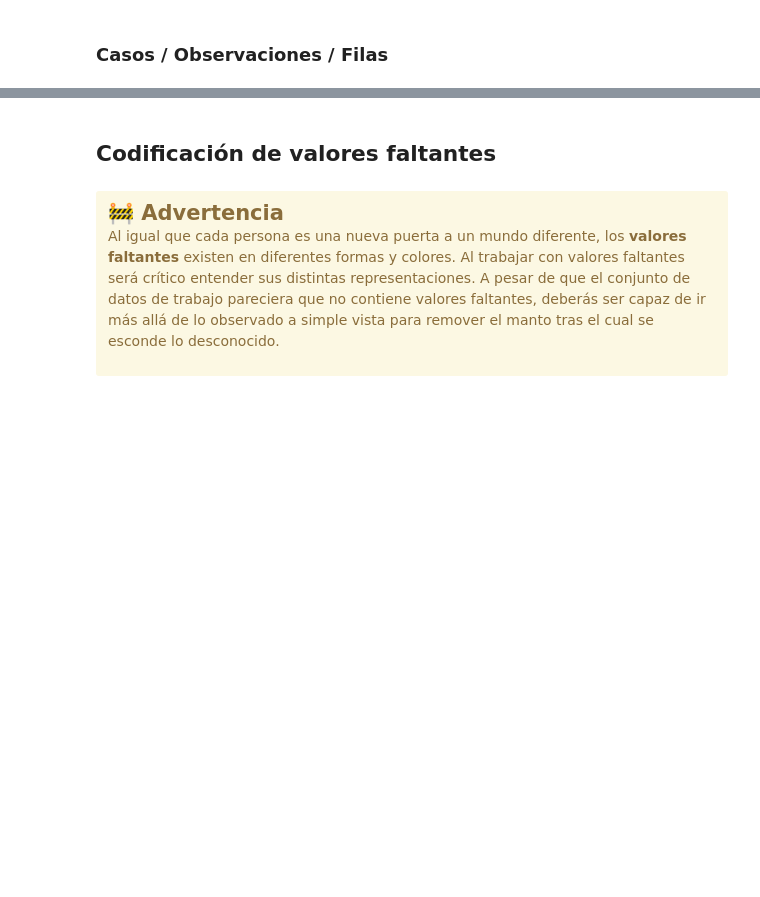
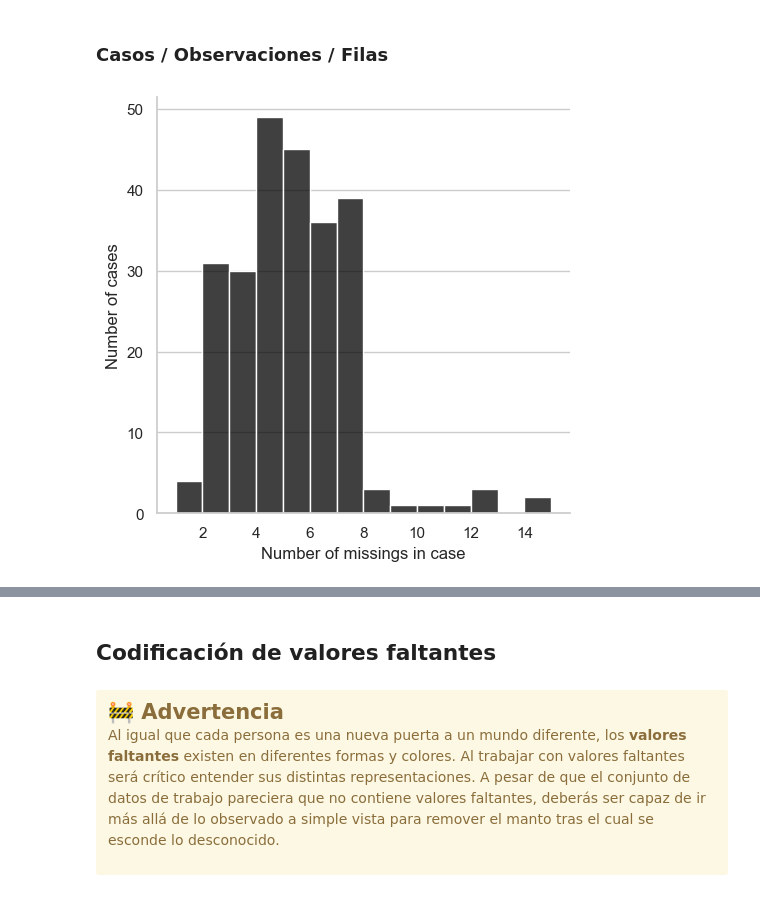
Before and after one commit to JuanLeguizamon97/datos_faltantes, a Jupyter notebook: live-exploration-missing-values.ipynb, the cells around one changed output, grey strips where cells are left out. Drawn from its saved outputs; the diff is of its cells as text; code cells hidden in the pictures; blank space fills up the shorter version.

```diff
--- a/live-exploration-missing-values.ipynb
+++ b/live-exploration-missing-values.ipynb
@@ -289,2 +387,6 @@ AttributeError: 'DataFrame' object has no attribute 'n_variables'
 # %% [markdown]
 ### Casos / Observaciones / Filas
+# %%
+riskfactors_df.missing.missing_case_plot()
+# %% [output]
+[figure, added]
```
Also changed, not shown: parts of 16 cells of this notebook.
